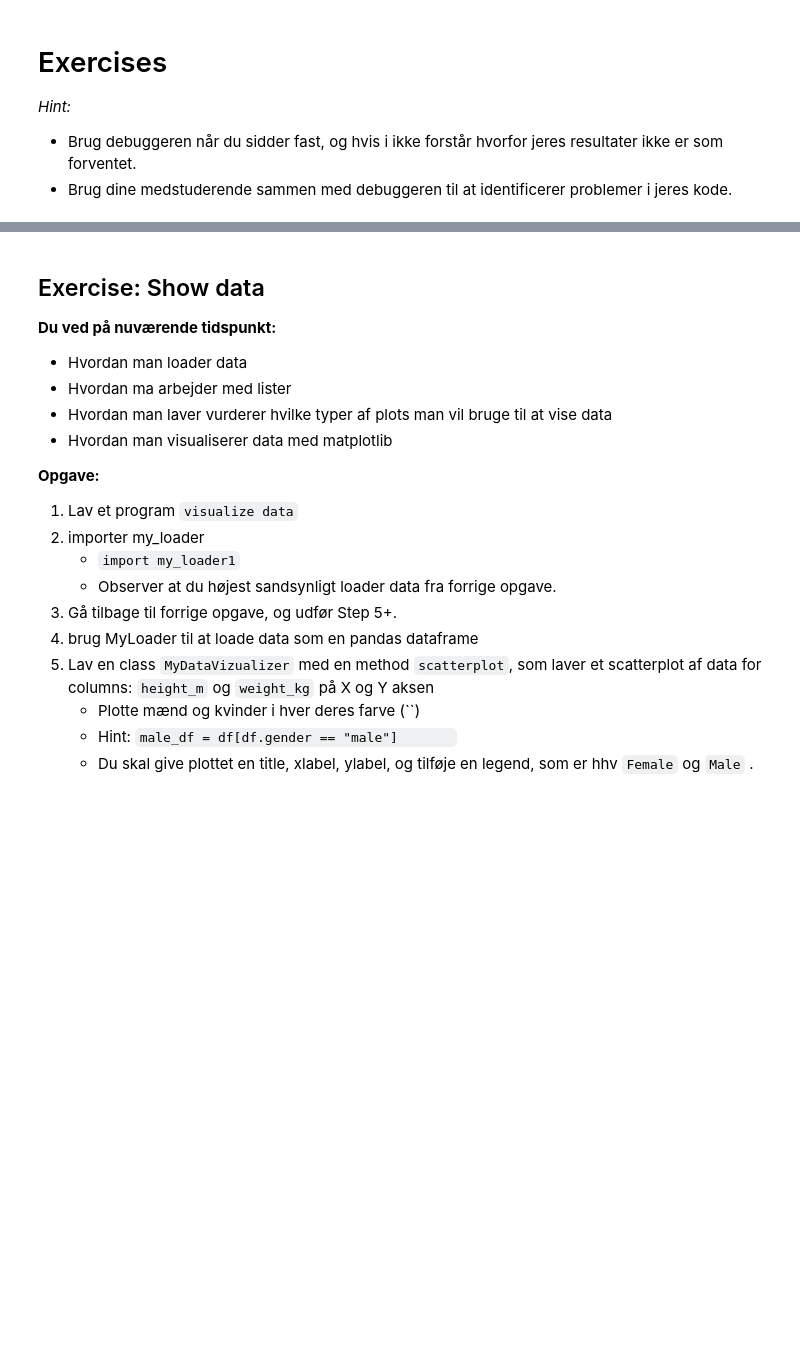
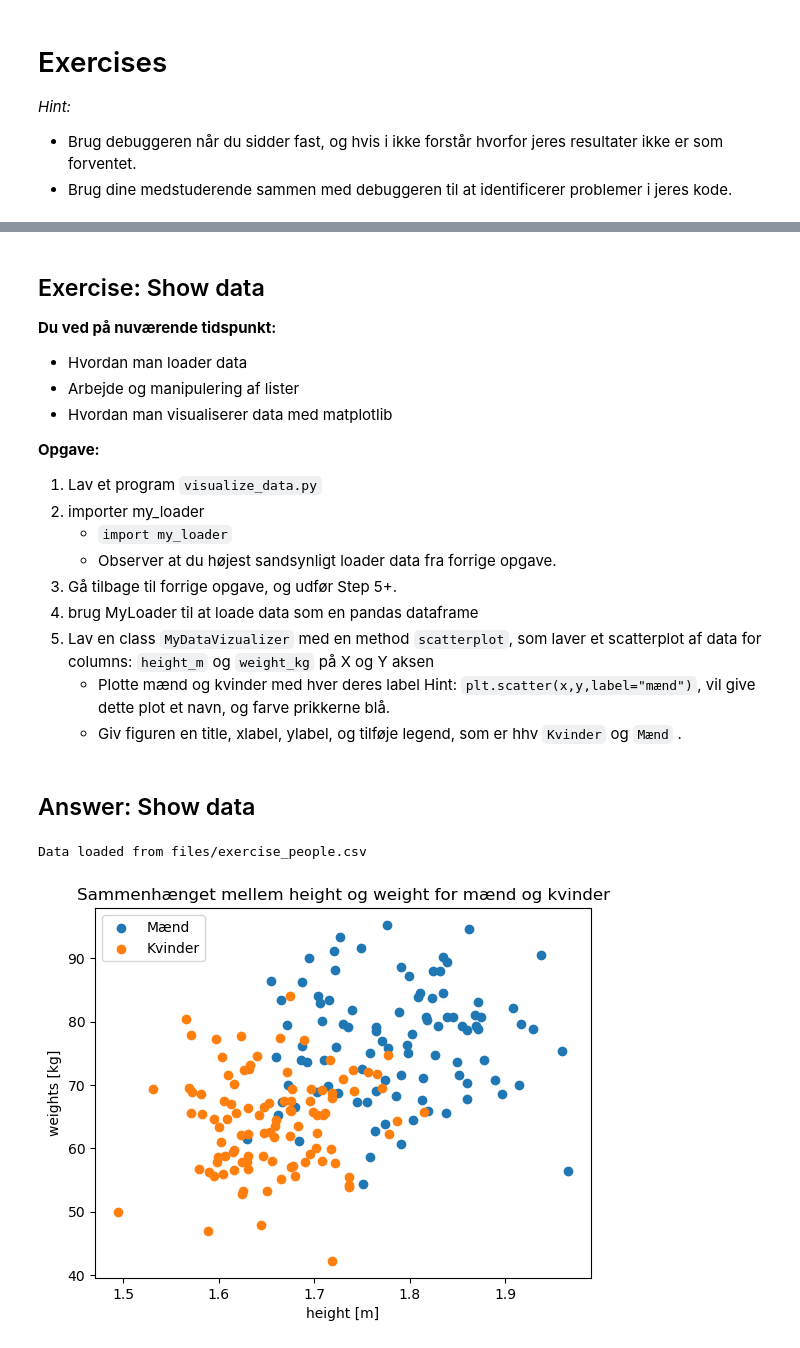
Before and after one commit to AAU-ST2-Programming/oop_3, a Jupyter notebook: AP-LoadData.ipynb, the cells around one changed output, grey strips where cells are left out. Cells and saved outputs as stored; diff of their text form; code cells hidden in the pictures; blank space fills up the shorter version.

```diff
--- a/AP-LoadData.ipynb
+++ b/AP-LoadData.ipynb
@@ -881,62 +843,51 @@ if "__main__" == __name__:
 # %% [markdown]
 ## Exercise: Show data
 
-
 **Du ved på nuværende tidspunkt:**
 * Hvordan man loader data
-* Hvordan ma arbejder med lister
-* Hvordan man laver vurderer hvilke typer af plots man vil bruge til at vise data
+* Arbejde og manipulering af lister
 * Hvordan man visualiserer data med matplotlib
 
 **Opgave:**
-1. Lav et program `visualize data`
+1. Lav et program `visualize_data.py`
 2. importer my_loader
-    - `import my_loader1`
+    - `import my_loader`
     - Observer at du højest sandsynligt loader data fra forrige opgave.
 3. Gå tilbage til forrige opgave, og udfør Step 5+.
 4. brug MyLoader til at loade data som en pandas dataframe
 5. Lav en class `MyDataVizualizer` med en  method `scatterplot`, som laver et scatterplot af data for columns: `height_m` og `weight_kg` på X og Y aksen
-    - Plotte mænd og kvinder i hver deres farve (``)
-    - Hint: `male_df = df[df.gender == "male"]       `
-    - Du skal give plottet en title, xlabel, ylabel, og tilføje en legend, som er hhv `Female` og `Male` .
+    - Plotte mænd og kvinder med hver deres label
+      Hint: `plt.scatter(x,y,label="mænd")`, vil give dette plot et navn, og farve prikkerne blå.
+    - Giv figuren en title, xlabel, ylabel, og tilføje legend, som er hhv `Kvinder` og `Mænd` .
+# %% [markdown]
+## Answer: Show data
 # %%
-import csv
-import pandas as pd
+
 import matplotlib.pyplot as plt
-
-class MyDataLoader:
-    def __init__(self, filename: str):
-        self.filename = filename
-
-    def load_data(self) -> tuple[list, list]:
-        data = []
-        with open(self.filename, "r") as f:
-            datareader = csv.reader(f)
-            headers = next(datareader)  # Første linje er headers
-            data = [row for row in datareader]
-
-            self.headers = headers
-            self.data = data
-            print(f"Data loaded from {self.filename}")
-        return headers, data
-
-    def load_pandas(self) -> pd.DataFrame:
-        df = pd.read_csv(self.filename)
-        print(f"Data loaded from {self.filename} using pandas")
-        return df
 
 class MyDataVizualizer:
     def __init__(self, data: list, headers: list):
-        self.data = data
+        self.data: list[PatientInfo] = data
         self.headers = headers
 
-    def plot_column(self, column_index: int, N: int = 100):
-        column_data = [float(row[column_index]) for row in self.data[:N]]
-        plt.plot(column_data, label=self.headers[column_index])
+    def plot_data(self):
+        heights_male = [p.height for p in self.data if p.gender == "male"]
+        weights_male = [p.weight for p in self.data if p.gender == "male"]
+        heights_female = [p.height for p in self.data if p.gender != "male"]
+        weights_female = [p.weight for p in self.data if p.gender != "male"]
+
+        plt.scatter(heights_male, weights_male,label="Mænd")
+        plt.scatter(heights_female, weights_female,label="Kvinder")
         plt.legend()
-        plt.xlabel("Samples")
-        plt.ylabel("Value")
-        plt.title(f"{self.headers[column_index]} for first {N} samples")
+        plt.xlabel("height [m]")
+        plt.ylabel("weights [kg]")
+        plt.title(f"Sammenhænget mellem height og weight for mænd og kvinder")
         plt.show()
 
-dataloader = MyDataLoader("files/data1.csv")
+dataloader = MyDataLoader("files/exercise_people.csv")
+header, data = dataloader.load_data()
+my_viz = MyDataVizualizer(data,header)
+my_viz.plot_data()
+# %% [output]
+Data loaded from files/exercise_people.csv
+[figure, added]
```
Also changed, not shown: parts of 33 cells of this notebook, 5 other files.
